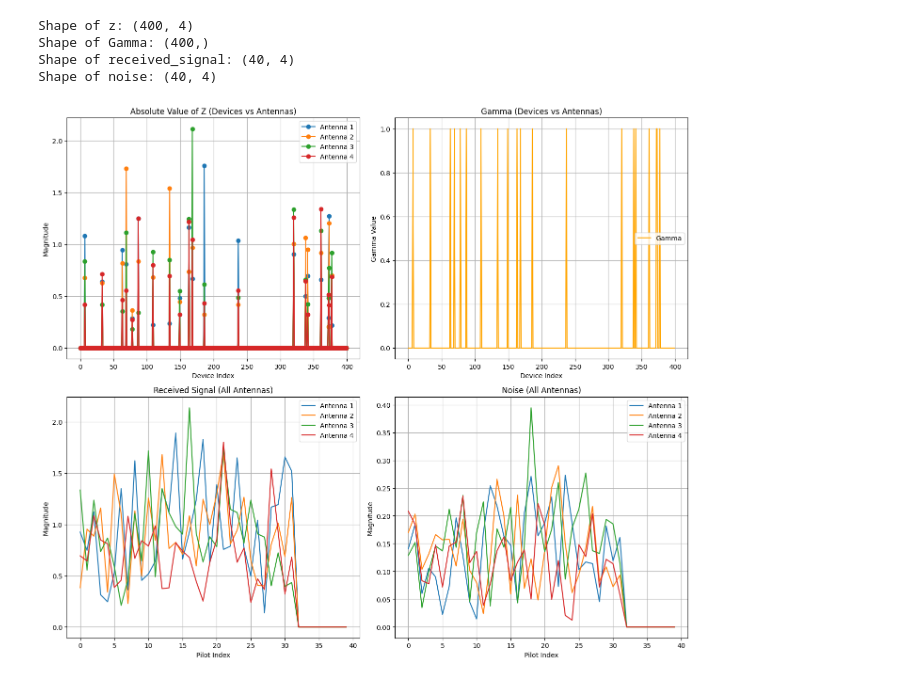
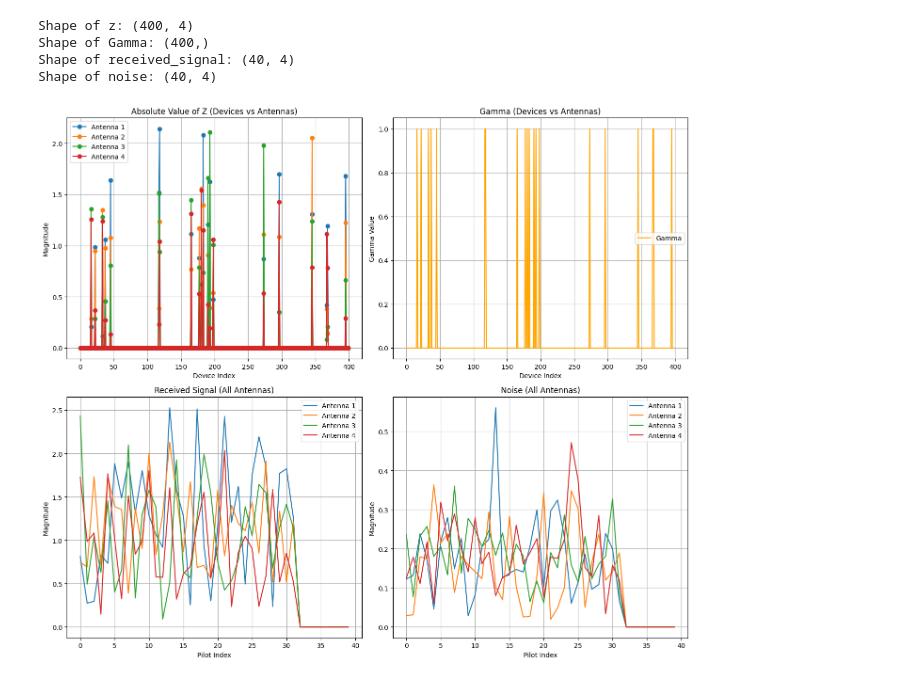
Before and after one commit to dilanka-perera/casbl-for-jadce-in-mtc, a Jupyter notebook: Communication_Simulation.ipynb, the cells around one changed output. Cells and saved outputs as stored; diff of their text form; code cells hidden in the pictures.

```diff
--- a/Communication_Simulation.ipynb
+++ b/Communication_Simulation.ipynb
@@ -169,22 +179,23 @@ Streaming output truncated to the last 5000 lines.
 Completed simulation for Sample 1000
 All simulation results have been saved to 'e4_communication_simulation.npz'.
 # %%
-import numpy as np
-import matplotlib.pyplot as plt
-
-# Load saved data for the simulation
-simulation_data = np.load('/content/drive/My Drive/Github/mtc-device-activation/e4_communication_simulation.npz', allow_pickle=True)
-
-# Select sample index (modify if needed)
+# Select sample index
 sample_index = 0  # Change this to the sample index you wish to view
 snr_db_index = 3  # Change this to the SNR index you wish to view
 pilot_length_index = 3
 
-# Extract the 'Z', 'Gamma', 'Received Signal', and 'Noise' data for the selected sample
-z = simulation_data['all_z'][sample_index]  # Shape (num_devices, M)
-gamma = simulation_data['all_gamma'][sample_index]  # Shape (num_devices,)
-received_signal = simulation_data['all_received_signal'][sample_index, pilot_length_index, snr_db_index]  # Shape (seq_length, M)
-noise = simulation_data['all_noise'][sample_index, pilot_length_index, snr_db_index]  # Shape (seq_length, M)
+# Load each variable one at a time
+data = np.load("/content/drive/My Drive/Github/mtc-device-activation/e1_communication_simulation_z.npz", allow_pickle=True)
+z = data["all_z"][sample_index]  # Shape (num_devices, M)
+
+data = np.load("/content/drive/My Drive/Github/mtc-device-activation/e1_communication_simulation_gamma.npz", allow_pickle=True)
+gamma = data["all_gamma"][sample_index]  # Shape (num_devices,)
+
+data = np.load("/content/drive/My Drive/Github/mtc-device-activation/e1_communication_simulation_received_signal.npz", allow_pickle=True)
+received_signal = data["all_received_signal"][sample_index, pilot_length_index, snr_db_index]  # Shape (seq_length, M)
+
+data = np.load("/content/drive/My Drive/Github/mtc-device-activation/e1_communication_simulation_noise.npz", allow_pickle=True)
+noise = data["all_noise"][sample_index, pilot_length_index, snr_db_index]  # Shape (seq_length, M)
 
 # Print the shapes of these arrays for debugging
 print("Shape of z:", z.shape)
@@ -219,31 +230,31 @@ plt.ylabel('Gamma Value')
 plt.grid(True)
 plt.legend()
 
 # Plot received signal for all antennas on the same plot (pilot index on x-axis, magnitude on y-axis)
 plt.subplot(2, 2, 3)
 for antenna_index in range(M):
     plt.plot(np.abs(received_signal[:, antenna_index]), label=f'Antenna {antenna_index + 1}')
 plt.title('Received Signal (All Antennas)')
 plt.xlabel('Pilot Index')
 plt.ylabel('Magnitude')
 plt.grid(True)
 plt.legend()
 
 # Plot noise for all antennas on the same plot (pilot index on x-axis, magnitude on y-axis)
 plt.subplot(2, 2, 4)
 for antenna_index in range(M):
     plt.plot(np.abs(noise[:, antenna_index]), label=f'Antenna {antenna_index + 1}')
 plt.title('Noise (All Antennas)')
 plt.xlabel('Pilot Index')
 plt.ylabel('Magnitude')
 plt.grid(True)
 plt.legend()
 
 plt.tight_layout()
 plt.show()
 # %% [output]
 Shape of z: (400, 4)
 Shape of Gamma: (400,)
 Shape of received_signal: (40, 4)
 Shape of noise: (40, 4)
-[figure, old version]
+[figure, new version]
```
Also changed, not shown: parts of 4 cells of this notebook, 30 other files.
